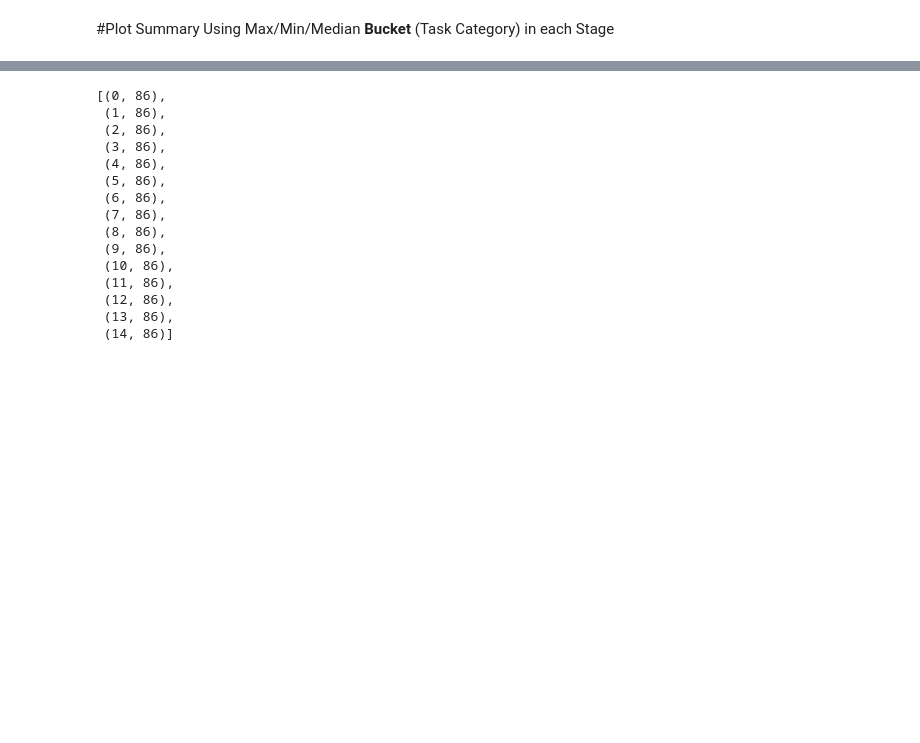
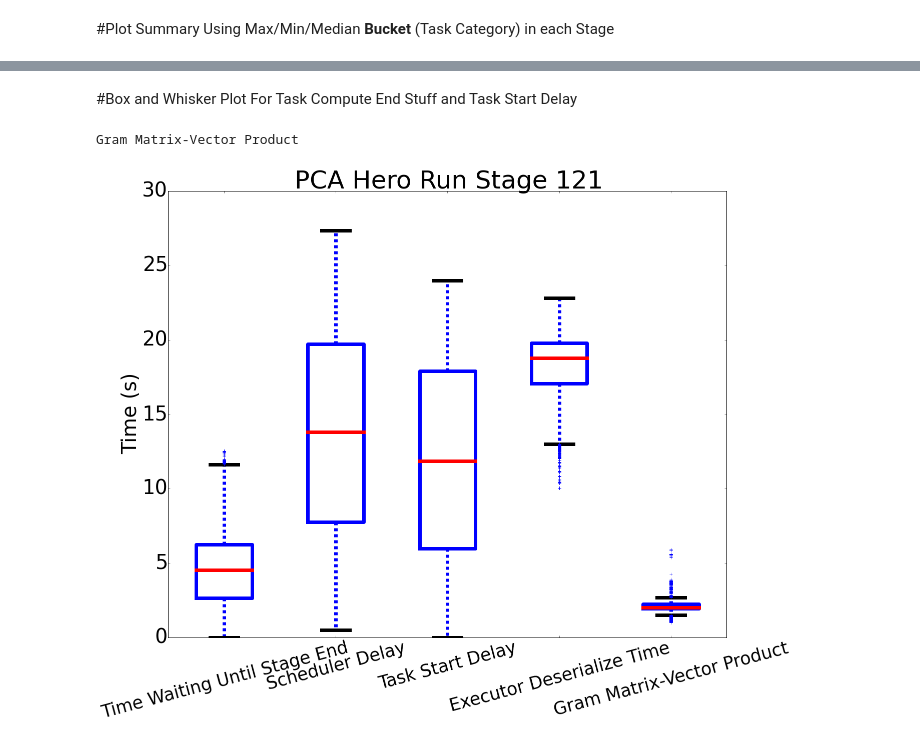
Before and after one commit to eracah/spark-profile-n-plot, a Jupyter notebook: parse-eventlog.ipynb, the cells around one changed output, grey strips where cells are left out. Saved outputs shown, nothing was run; the diff lists cells and outputs as text; code cells hidden in the pictures; blank space fills up the shorter version.

```diff
--- a/parse-eventlog.ipynb
+++ b/parse-eventlog.ipynb
@@ -441,0 +224,2 @@ plt.show()
+# %%
+key = "Time To Finish From Stage Start"
@@ -441,0 +228,4 @@ plt.show()
+# %%
+items_to_plot = [{k:v} for k,v in mpi_times.iteritems()] + \
+[{k:pd_dict[k] / 1000.} for k in summary_ordered_keys if k in pd_dict and k not in ["JVM GC Time"]] # + \
+#[{k:pd_dict[k]/1000. for k in summary_ordered_keys if k in pd_dict and k not in ["JVM GC Time"]}]
@@ -449,8 +498,8 @@ keys = [k for  k in minb.keys() if k not in ['Time To Finish From Stage Start',
-# %%
-ordered_keys = ['IO Load Metadata Time','IO Load Matrix Time','Driver Compute Time', 'Task Start Delay',
-        'Executor Deserialize Time', 'Task Compute Time', 'Shuffle Write Time', 'Fetch Wait Time',
-                'Result Serialization Time', 'Finalize/Collect','Getting Result Time', 'Task End Overheads Time']
 # %%
+
+
+minb, maxb, medianb, meanb = [pd.get_summary_buckets_for_mpl(f) for
+                              f in ['min', 'max', 'median', 'mean']]
 bottom = (0,0,0, 0)
 bars = []
 colors_ = colors.cnames.keys()
@@ -474,3 +523,8 @@ plt.ylabel('Time(s)')
 plt.xticks(ind + width/2., ('Min', 'Median','Mean', 'Max'))
 plt.title("%s at %s buckets"% (algo_name, event_log.split('benchmarks/')[1]))
 plt.show()
+summary_buckets= {pd.num_execs: pd.get_summary_buckets_for_mpl('max') for pd in pds}
+bucket_sums = {num: sum([v for k,v in val.iteritems() if k[1] == "Task Start Delay"]) for num,val in summary_buckets.iteritems()}
+
+bucket_maxes = {num: max([v for k,v in val.iteritems() if k[1] == "Task Start Delay"]) for num,val in summary_buckets.iteritems()}
+buckets = {num: [v for k,v in val.iteritems() if k[1] == "Task Start Delay"] for num,val in summary_buckets.iteritems()}
@@ -565,18 +531,33 @@ b
-# %%
-sorted(b)
-# %% [output]
-[(0, 86),
- (1, 86),
- (2, 86),
- (3, 86),
- (4, 86),
- (5, 86),
- (6, 86),
- (7, 86),
- (8, 86),
- (9, 86),
- (10, 86),
- (11, 86),
- (12, 86),
- (13, 86),
- (14, 86)]
+# %% [markdown]
+#Box and Whisker Plot For Task Compute End Stuff and Task Start Delay
+# %%
+whisker_buckets=['Time Waiting Until Stage End', "Scheduler Delay", "Task Start Delay",
+                 "Executor Deserialize Time","Gram Matrix-Vector Product", ]
+task_dicts = {key: pd.stage_keyed_task_info.filter(lambda (stage,d): stage==121).filter(lambda (i,v): key in v).map(lambda (i,v): (i,v[key] / 1000.))\
+.groupByKey().map(lambda (i,v): (i,list(v)))\
+.collectAsMap() for key in whisker_buckets }
+stage=121
+plt.rcParams['figure.figsize'] = (20.0, 16.0)
+plt.clf()
+inds = np.arange(len(whisker_buckets)) + 1
+#for i,k in enumerate(whisker_buckets):
+print k
+#plt.figure(i)
+#if task_dicts[k] == {}:
+#    continue
+vals = [task_dicts[k][121] for k in whisker_buckets]
+
+box=plt.boxplot(vals)
+
+bplot_keys = ['boxes', 'whiskers', 'caps','fliers', 'medians']
+for key in bplot_keys:
+    for value in box[key]:
+        value.set(linewidth=7)
+plt.xticks(inds,whisker_buckets, fontsize=35, rotation=15)
+plt.yticks(fontsize=40)
+plt.ylabel('Time (s)', fontsize=40)
+plt.title('PCA Hero Run Stage %s' % (stage), fontsize=50)
+plt.show()
+# %% [output]
+Gram Matrix-Vector Product
+[figure, added]
```
Also changed, not shown: parts of 86 cells of this notebook, 1 other file.
